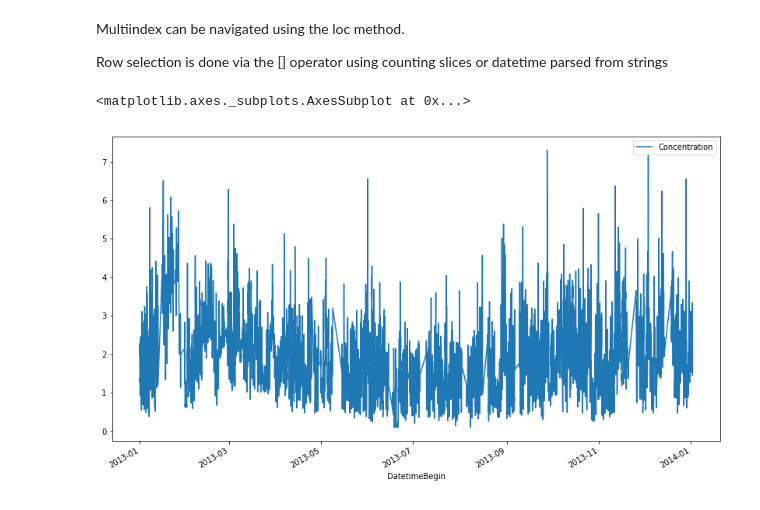
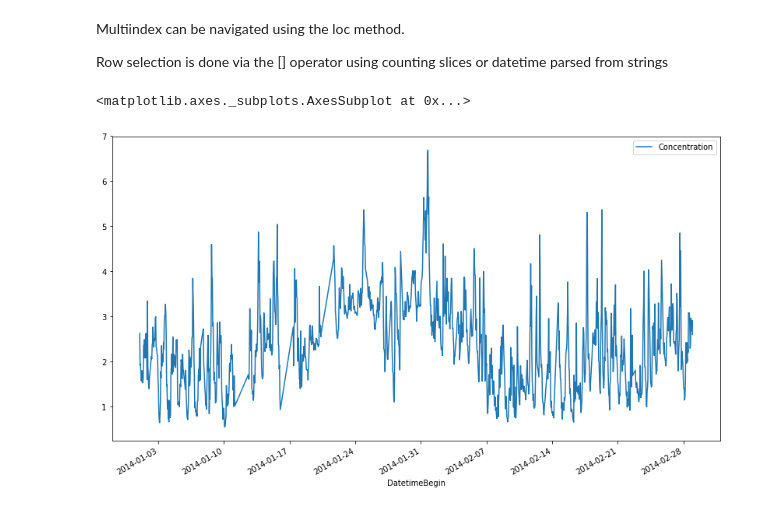
Before and after one commit to Basanites/Pollutant-Prediction, a Jupyter notebook: Leipzig.ipynb, the cells around one changed output. Drawn from its saved outputs; the diff is of its cells as text; code cells hidden in the pictures.

Commit message:
group by EoI code because of the naming convention of sampling points

```diff
--- a/Leipzig.ipynb
+++ b/Leipzig.ipynb
@@ -22,7 +22,7 @@ for file in glob.glob('res/*.csv'):
     read = pd.read_csv(file,
                  encoding="utf-16", parse_dates=[13, 14],
                  infer_datetime_format=True,
-                 index_col=[5, 8, 13])
+                 index_col=[4, 8, 13])
     df = pd.concat([df, read[~read.index.get_level_values(0).str.contains('Bulk')]])
 print('\nFinished Loading')
 print('Sorting')
@@ -62,7 +62,7 @@ Multiindex can be navigated using the loc method.
 
 Row selection is done via the [] operator using counting slices or datetime parsed from strings
 # %%
-df.loc['SPO.DE_DESN025_CHB_dataGroup1', 'C6H6'][:'2014-01-01'].plot(y='Concentration', figsize=(14,8))
+df.loc['DESN025', 'C6H6']['2014-01':'2014-02'].plot(y='Concentration', figsize=(14,8))
 # %% [output]
 <matplotlib.axes._subplots.AxesSubplot at 0x...>
-[figure, old version]
+[figure, new version]
```
Also changed, not shown: parts of 2 cells of this notebook, 1 other file.
